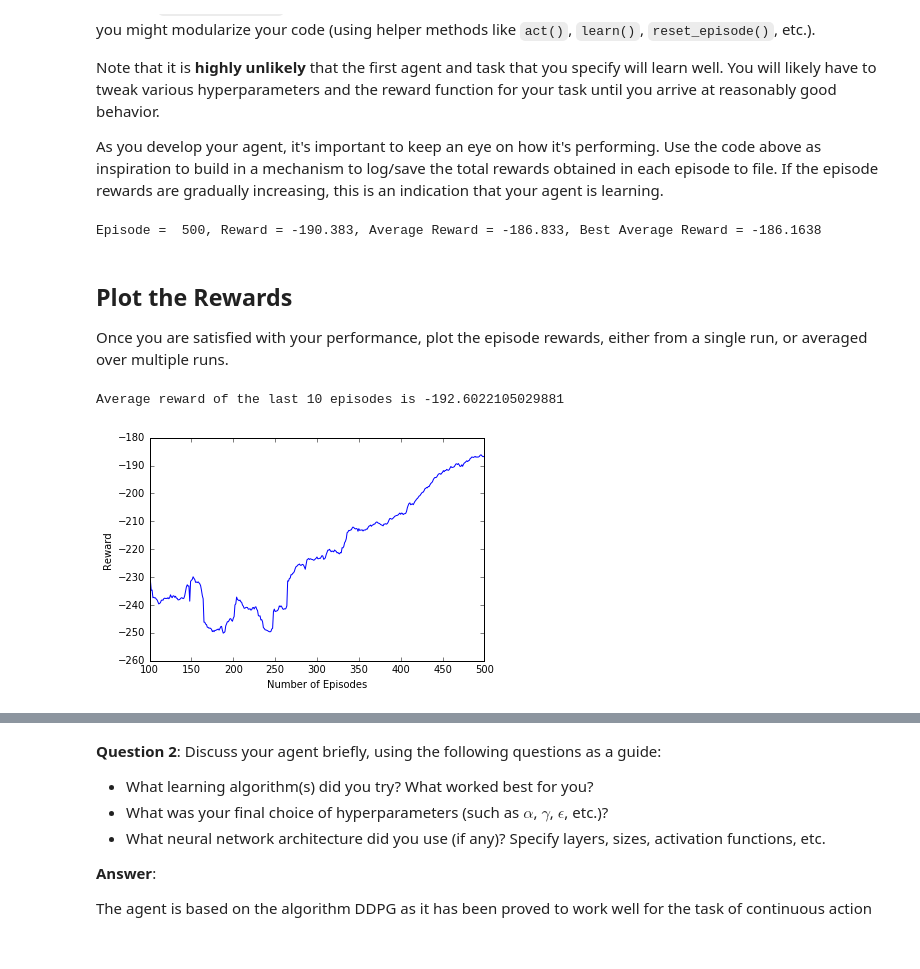
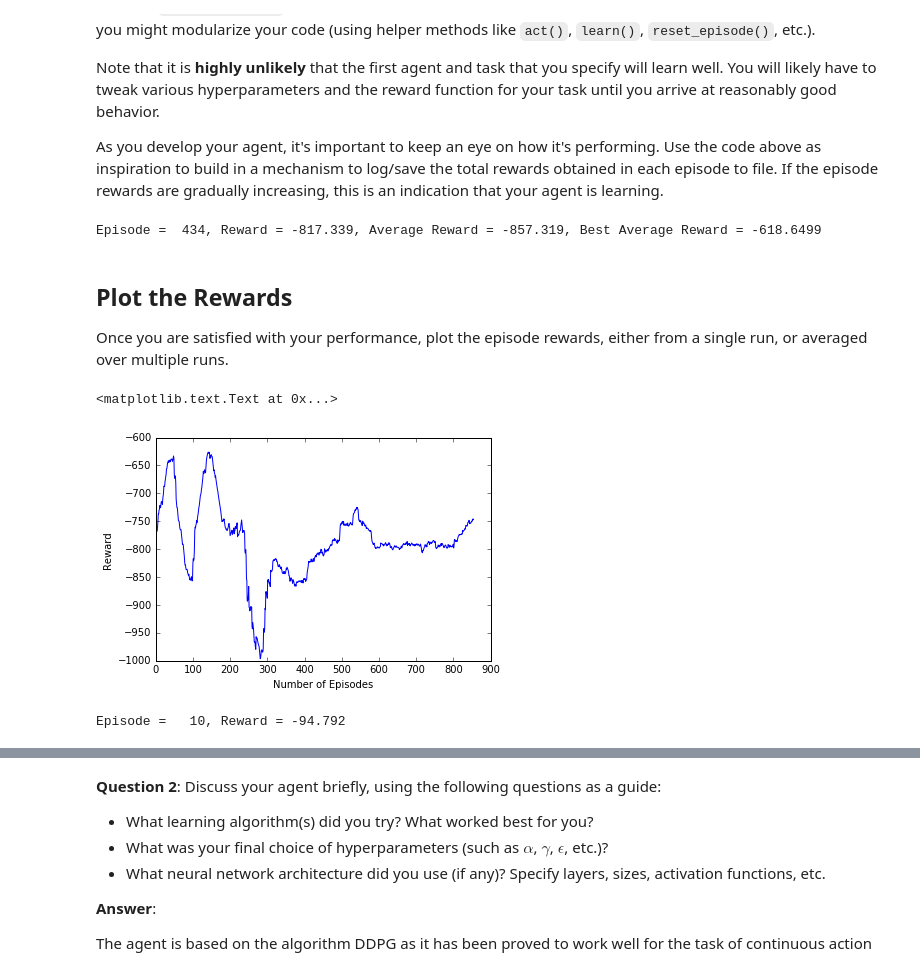
Before and after one commit to pathpot/deep-learning-exercise, a Jupyter notebook: RL-Quadcopter-2/Quadcopter_Project.ipynb, the cells around one changed output, grey strips where cells are left out. Drawn from its saved outputs; the diff is of its cells as text; code cells hidden in the pictures.

```diff
--- a/RL-Quadcopter-2/Quadcopter_Project.ipynb
+++ b/RL-Quadcopter-2/Quadcopter_Project.ipynb
@@ -220,13 +220,13 @@ from task import Task
 from collections import deque
 
 
-num_episodes = 500
-target_pos = np.array([2., 1., 10.])
+num_episodes = 1500
+target_pos = np.array([0., 0., 0.])
 task = Task(target_pos=target_pos)
 agent = DDPG_Agent(task)
 
 # variable to track reward
-window_reward_size = 100
+window_reward_size = 50
 window_rewards = deque(maxlen=window_reward_size)
 avg_rewards = []
 avg_reward = 0
@@ -237,11 +237,8 @@ for i_episode in range(1, num_episodes+1):
     state = agent.reset_episode() # start a new episode
 
     episode_reward = 0
-    epsilon = np.max((1 / (i_episode/50 + 1), 0.01))
-
     while True:
-        enable_exploration = np.random.choice(np.array([False, True]), p=[1 - epsilon, epsilon])
-        action = agent.act(state, enable_exploration = enable_exploration)
+        action = agent.act(state, enable_exploration = True)
         next_state, reward, done = task.step(action)
         agent.step(action, reward, next_state, done)
 
@@ -258,27 +255,48 @@ for i_episode in range(1, num_episodes+1):
         avg_reward = np.mean(window_rewards)
         avg_rewards.append(avg_reward)
 
-        if(len(avg_rewards) == 1):
+        if((len(avg_rewards) == 1) or (avg_reward > best_avg_reward)):
             best_avg_reward = avg_reward
-        elif(avg_reward > best_avg_reward):
-            best_avg_reward = avg_reward
-
-
+            agent.save_model("best_quad_actor_model.hdf5", "best_quad_critic_model.hdf5")
 
     sys.stdout.flush()
 # %% [output]
-Episode =  500, Reward = -190.383, Average Reward = -186.833, Best Average Reward = -186.1638
+Episode =  434, Reward = -817.339, Average Reward = -857.319, Best Average Reward = -618.6499
 # %% [markdown]
 ## Plot the Rewards
 
 Once you are satisfied with your performance, plot the episode rewards, either from a single run, or averaged over multiple runs.
 # %%
 ## TODO: Plot the rewards.
-plt.plot(np.arange(window_reward_size, num_episodes+1), avg_rewards)
+plt.plot(avg_rewards)
+#plt.plot(np.arange(window_reward_size, num_episodes+1), avg_rewards)
 plt.xlabel("Number of Episodes")
 plt.ylabel("Reward")
-
-print("Average reward of the last 10 episodes is {}".format(np.mean(all_rewards[-10:])))
 # %% [output]
-Average reward of the last 10 episodes is -192.6022105029881
+<matplotlib.text.Text at 0x...>
-[figure, old version]
+[figure, new version]
+# %%
+num_test_episodes = 10
+test_rewards = []
+
+agent = DDPG_Agent(task)
+agent.load_model("best_quad_actor_model.hdf5", "best_quad_critic_model.hdf5")
+
+for i_episode in range(1, num_test_episodes+1):
+    state = agent.reset_episode() # start a new episode
+
+    episode_reward = 0
+    while True:
+        action = agent.act(state, enable_exploration = False)
+        next_state, reward, done = task.step(action)
+        agent.step(action, reward, next_state, done)
+
+        state = next_state
+        episode_reward += reward
+
+        if done:
+            print("\rEpisode = {:4d}, Reward = {:.3f}".format(i_episode, episode_reward), end="")
+            test_rewards.append(episode_reward)
+            break
+# %% [output]
+Episode =   10, Reward = -94.792
```
Also changed, not shown: parts of 14 cells of this notebook, 6 other files.
